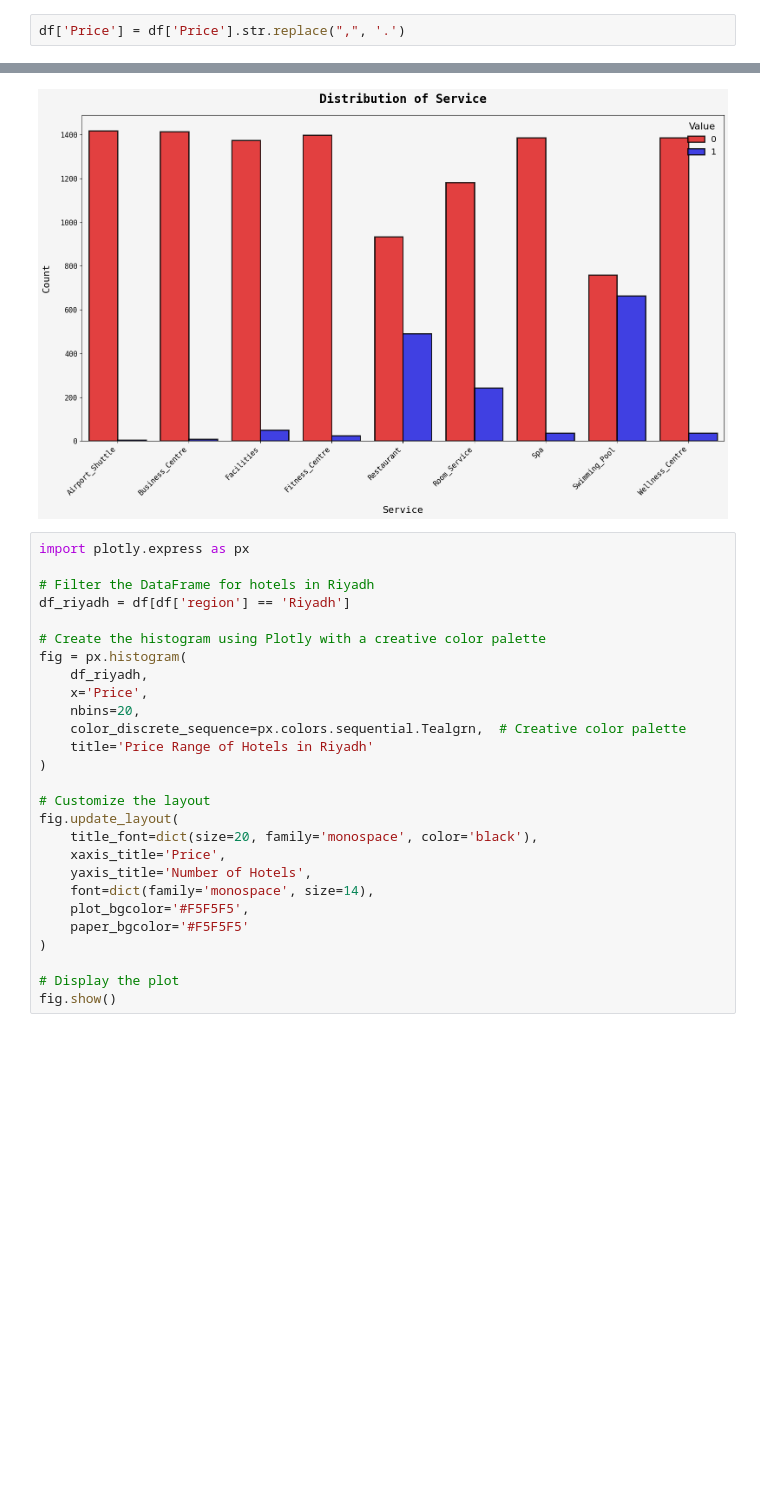
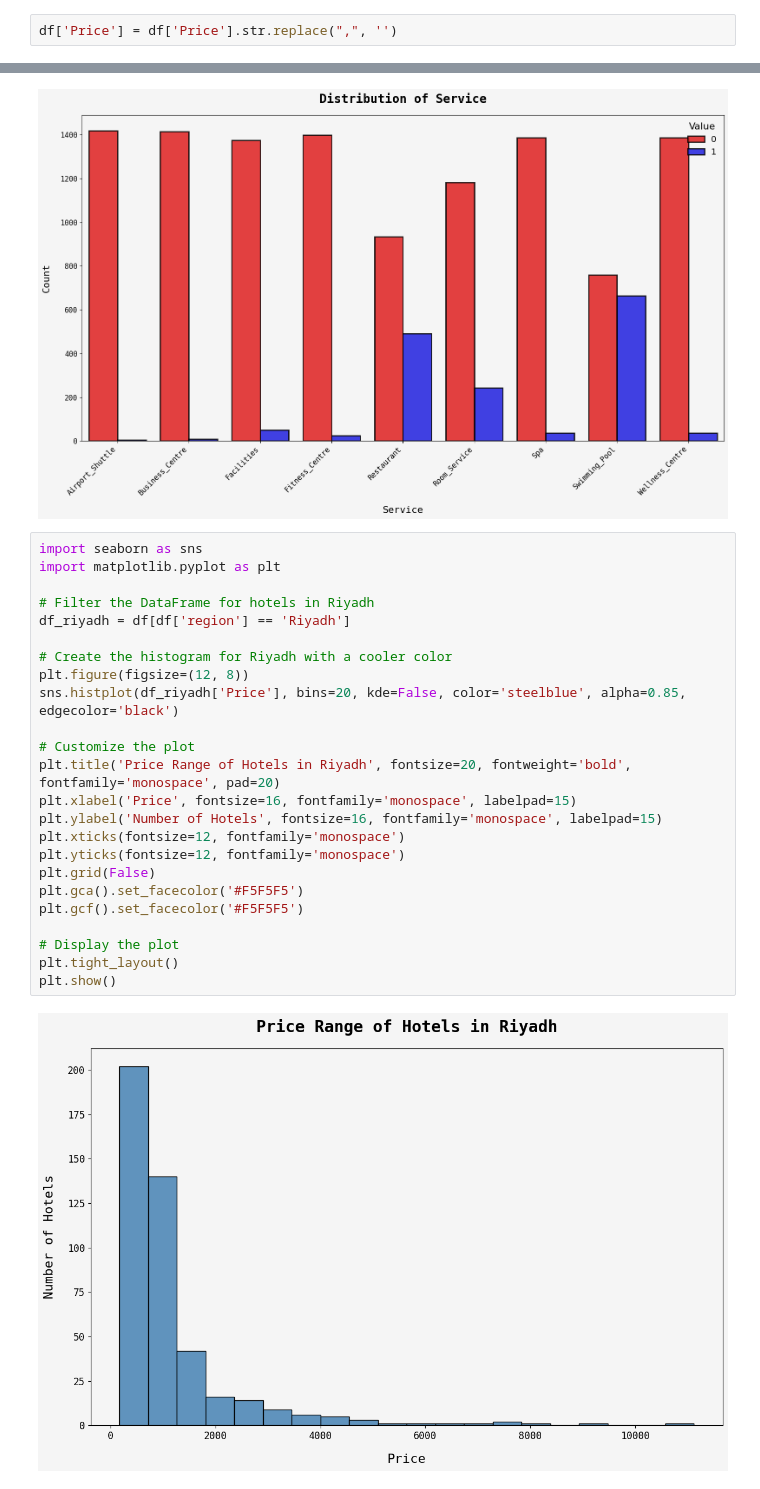
Before and after one commit to SamerGharbi21/labtop, a Jupyter notebook: EDA explain template copy.ipynb, the cells around one changed output, grey strips where cells are left out. Saved outputs shown, nothing was run; the diff lists cells and outputs as text; blank space fills up the shorter version.

```diff
--- a/EDA explain template copy.ipynb
+++ b/EDA explain template copy.ipynb
@@ -193,7 +193,7 @@ dtype: object
 
 -------------------
 # %%
-df['Price'] = df['Price'].str.replace(",", '.')
+df['Price'] = df['Price'].str.replace(",", '')
 # %%
 df = df.astype({"Price": float})
 # %%
@@ -429,29 +437,28 @@ plt.show()
 # %% [output]
 [figure]
 # %%
-import plotly.express as px
+import seaborn as sns
+import matplotlib.pyplot as plt
 
 # Filter the DataFrame for hotels in Riyadh
 df_riyadh = df[df['region'] == 'Riyadh']
 
-# Create the histogram using Plotly with a creative color palette
-fig = px.histogram(
-    df_riyadh,
-    x='Price',
-    nbins=20,
-    color_discrete_sequence=px.colors.sequential.Tealgrn,  # Creative color palette
-    title='Price Range of Hotels in Riyadh'
-)
+# Create the histogram for Riyadh with a cooler color
+plt.figure(figsize=(12, 8))
+sns.histplot(df_riyadh['Price'], bins=20, kde=False, color='steelblue', alpha=0.85, edgecolor='black')
 
-# Customize the layout
-fig.update_layout(
-    title_font=dict(size=20, family='monospace', color='black'),
-    xaxis_title='Price',
-    yaxis_title='Number of Hotels',
-    font=dict(family='monospace', size=14),
-    plot_bgcolor='#F5F5F5',
-    paper_bgcolor='#F5F5F5'
-)
+# Customize the plot
+plt.title('Price Range of Hotels in Riyadh', fontsize=20, fontweight='bold', fontfamily='monospace', pad=20)
+plt.xlabel('Price', fontsize=16, fontfamily='monospace', labelpad=15)
+plt.ylabel('Number of Hotels', fontsize=16, fontfamily='monospace', labelpad=15)
+plt.xticks(fontsize=12, fontfamily='monospace')
+plt.yticks(fontsize=12, fontfamily='monospace')
+plt.grid(False)
+plt.gca().set_facecolor('#F5F5F5')
+plt.gcf().set_facecolor('#F5F5F5')
 
 # Display the plot
-fig.show()
+plt.tight_layout()
+plt.show()
+# %% [output]
+[figure, added]
```
Also changed, not shown: parts of 5 cells of this notebook.
